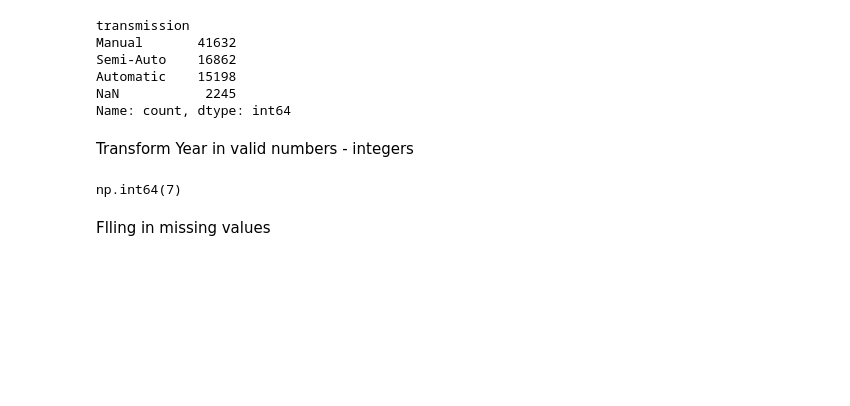
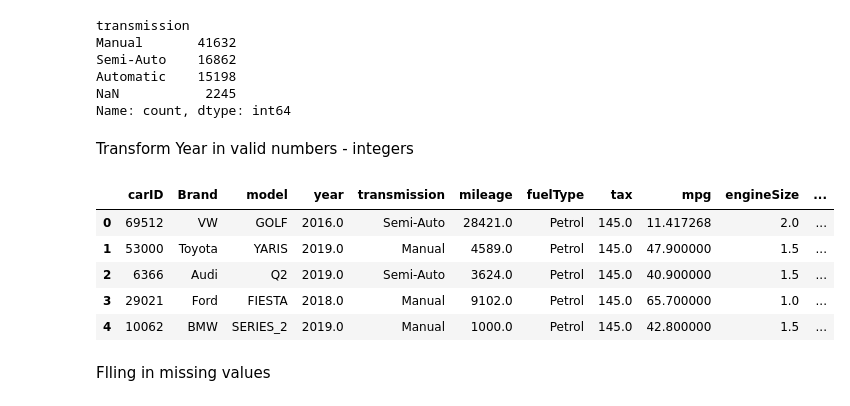
Before and after one commit to Filipesteves974/Machine-Learning-project, a Jupyter notebook: updatedvicky.ipynb, the cells around one changed output. Saved outputs shown, nothing was run; the diff lists cells and outputs as text; code cells hidden in the pictures; blank space fills up the shorter version.

Commit message:
limpei os nans de brand pelo model

```diff
--- a/updatedvicky.ipynb
+++ b/updatedvicky.ipynb
@@ -307,27 +495,55 @@ Transform Year in valid numbers - integers
 # %%
 X_train["year"]=X_train["year"].apply(lambda i: int(i) if isinstance(i,float) and not np.isnan(i) else i)
 # %%
-mask_nanBrand=X_train["Brand"].isna()
+mask_nanBrand = X_train["Brand"].isna()
+
 X_train.loc[mask_nanBrand, "Brand"] = X_train.loc[mask_nanBrand, "model"].apply(
     lambda m: (
-        "Toyota" if pd.notna(m) and any(k in m.upper() for k in ["YAR", "AYG", "COROL", "AURI", "AVENSIS", "RAV", "PRIUS", "HILU", "VERSO", "GT86", "C-H", "CAMR"]) else
-        "Ford" if pd.notna(m) and any(k in m.upper() for k in ["EDGE","FIEST", "FOCU", "MONDE", "KUG", "PUMA", "KA", "ECOSPORT", "MUSTANG"]) else
-        "Opel" if pd.notna(m) and any(k in m.upper() for k in ["ASTR", "CORS", "INSIGN", "ZAFIR", "MOKK", "GRANDLAND", "CROSSLAND", "MERIV", "VECTR", "COMBO", "ADAM", "VIVAR"]) else
-        "VW" if pd.notna(m) and any(k in m.upper() for k in ["UP","GOLF", "PASSAT", "POLO", "TIGUAN", "TOURAN", "SCIROCCO", "JETTA", "BEETL", "SHARAN", "TOUAREG", "ARTEON", "T-CROSS", "T-ROC", "CADDY", "CARAVEL"]) else
-        "Audi" if pd.notna(m) and any(k in m.upper() for k in ["A","A1", "A2", "A3", "A4", "A5", "A6", "A7", "A8","Q", "Q2", "Q3", "Q4", "Q5", "Q7", "Q8", "TT", "RS","R8"]) else
-        "BMW" if pd.notna(m) and any(k in m.upper() for k in ["1 SER", "2 SER", "3 SER", "4 SER", "5 SER", "6 SER", "7 SER", "8 SER", "X", "Z", "M", "I"]) else
-        "Mercedes-Benz" if pd.notna(m) and any(k in m.upper() for k in ["A CLASS", "B CLASS", "C CLASS", "E CLASS", "S CLASS", "GLA", "GLC", "GLE", "GLS", "SL", "CLA", "CLS"]) else
-        "Skoda" if pd.notna(m) and any(k in m.upper() for k in ["FABIA", "OCTAV", "SUPERB", "RAPID", "SCALA", "KAMIQ", "KAROQ", "KODIAQ", "YETI", "CITIGO"]) else
-        "Hyundai" if pd.notna(m) and any(k in m.upper() for k in ["I10", "I20", "I30", "I40", "IX20", "IX35", "TUCSON", "SANTA FE", "KONA", "IONIQ", "VELOST", "I800"]) else
-        None
+        "Toyota" if pd.notna(m) and m in ["YARIS", "AYGO", "COROLLA", "C_HR", "AVENSIS", "PRIUS",
+                                          "RAV4", "HILUX", "VERSO", "SUPRA", "LAND_CRUISER",
+                                          "CAMRY", "PROACE_VERSO", "URBAN_CRUISER", "AURIS", "GT86"]
+        else "Ford" if pd.notna(m) and m in ["FOCUS", "FIESTA", "MONDEO", "KUGA", "GALAXY", "S_MAX", "B_MAX",
+                                             "ECOSPORT", "PUMA", "TOURNEO_CUSTOM", "TOURNEO_CONNECT",
+                                             "GRAND_TOURNEO_CONNECT", "C_MAX", "GRAND_C_MAX", "EDGE",
+                                             "MUSTANG", "FUSION", "STREETKA", "RANGER", "ESCORT", "KA",
+                                             "KA_PLUS"]
+        else "Opel" if pd.notna(m) and m in ["CORSA", "ASTRA", "INSIGNIA", "MOKKA", "ZAFIRA", "VIVA",
+                                             "MERIVA", "ADAM", "COMBO_LIFE", "CROSSLAND_X", "GRANDLAND_X",
+                                             "GTC", "ANTARA", "VIVARO", "VECTRA", "AGILA", "TIGRA",
+                                             "CASCADA", "AMPERA"]
+        else "VW" if pd.notna(m) and m in ["GOLF", "GOLF_SV", "POLO", "PASSAT", "TIGUAN", "TIGUAN_ALLSPACE",
+                                           "TOURAN", "TOUAREG", "T_ROC", "T_CROSS", "ARTEON", "SHARAN",
+                                           "JETTA", "CC", "CARAVELLE", "CALIFORNIA", "CADDY", "CADDY_MAXI",
+                                           "BEETLE", "SCIROCCO", "UP", "AMAROK", "EOS", "FOX"]
+        else "Audi" if pd.notna(m) and m in ["A1", "A2", "A3", "A4", "A5", "A6", "A7", "A8",
+                                             "Q2", "Q3", "Q5", "Q7", "Q8", "S3", "S4", "S5", "S8",
+                                             "RS3", "RS4", "RS5", "RS6", "SQ5", "SQ7", "TT", "R8"]
+        else "BMW" if pd.notna(m) and m in ["SERIES_1", "SERIES_2", "SERIES_3", "SERIES_4", "SERIES_5",
+                                            "SERIES_6", "SERIES_7", "SERIES_8", "X1", "X2", "X3", "X4",
+                                            "X5", "X6", "X7", "Z3", "Z4", "M2", "M3", "M4", "M5", "M6"]
+        else "Mercedes-Benz" if pd.notna(m) and m in ["A_CLASS", "B_CLASS", "C_CLASS", "E_CLASS", "S_CLASS",
+                                                      "CLA_CLASS", "CLS_CLASS", "GLA_CLASS", "GLB_CLASS",
+                                                      "GLC_CLASS", "GLE_CLASS", "GLS_CLASS", "GL_CLASS",
+                                                      "G_CLASS", "V_CLASS", "X_CLASS", "SL_CLASS", "SLK_CLASS",
+                                                      "M_CLASS", "CLK", "CL_CLASS", "CLC_CLASS",
+                                                      "MERCEDES200", "MERCEDES220", "MERCEDES230"]
+        else "Skoda" if pd.notna(m) and m in ["FABIA", "OCTAVIA", "SUPERB", "KAROQ", "KODIAQ", "KAMIQ",
+                                              "YETI", "SCALA", "RAPID", "CITIGO", "ROOMSTER"]
+        else "Hyundai" if pd.notna(m) and m in ["I10", "I20", "I30", "I40", "I800", "IONIQ", "KONA", "TUCSON",
+                                                "SANTA_FE", "GETZ", "IX20", "IX35", "VELOSTER", "ACCENT", "TERRACAN"]
+        else "Seat" if pd.notna(m) and m in ["LEON", "ATECA", "TOLEDO", "ARONA", "IBIZA", "ALHAMBRA"]
+        else "Renault" if pd.notna(m) and m in ["KADJAR"]
+        else "Honda" if pd.notna(m) and m in ["SHUTTLE"]
+        else None
     )
 )
-
-
-
-X_train["Brand"].isna().sum()
 # %% [output]
-np.int64(7)
+|  | carID | Brand | model | year | transmission | mileage | fuelType | tax | mpg | engineSize | ... |
+| 0 | 69512 | VW | GOLF | 2016.0 | Semi-Auto | 28421.0 | Petrol | 145.0 | 11.417268 | 2.0 | ... |
+| 1 | 53000 | Toyota | YARIS | 2019.0 | Manual | 4589.0 | Petrol | 145.0 | 47.900000 | 1.5 | ... |
+| 2 | 6366 | Audi | Q2 | 2019.0 | Semi-Auto | 3624.0 | Petrol | 145.0 | 40.900000 | 1.5 | ... |
+| 3 | 29021 | Ford | FIESTA | 2018.0 | Manual | 9102.0 | Petrol | 145.0 | 65.700000 | 1.0 | ... |
+| 4 | 10062 | BMW | SERIES_2 | 2019.0 | Manual | 1000.0 | Petrol | 145.0 | 42.800000 | 1.5 | ... |
 # %% [markdown]
 Flling in missing values
 # %%
```
Also changed, not shown: parts of 3 cells of this notebook.
